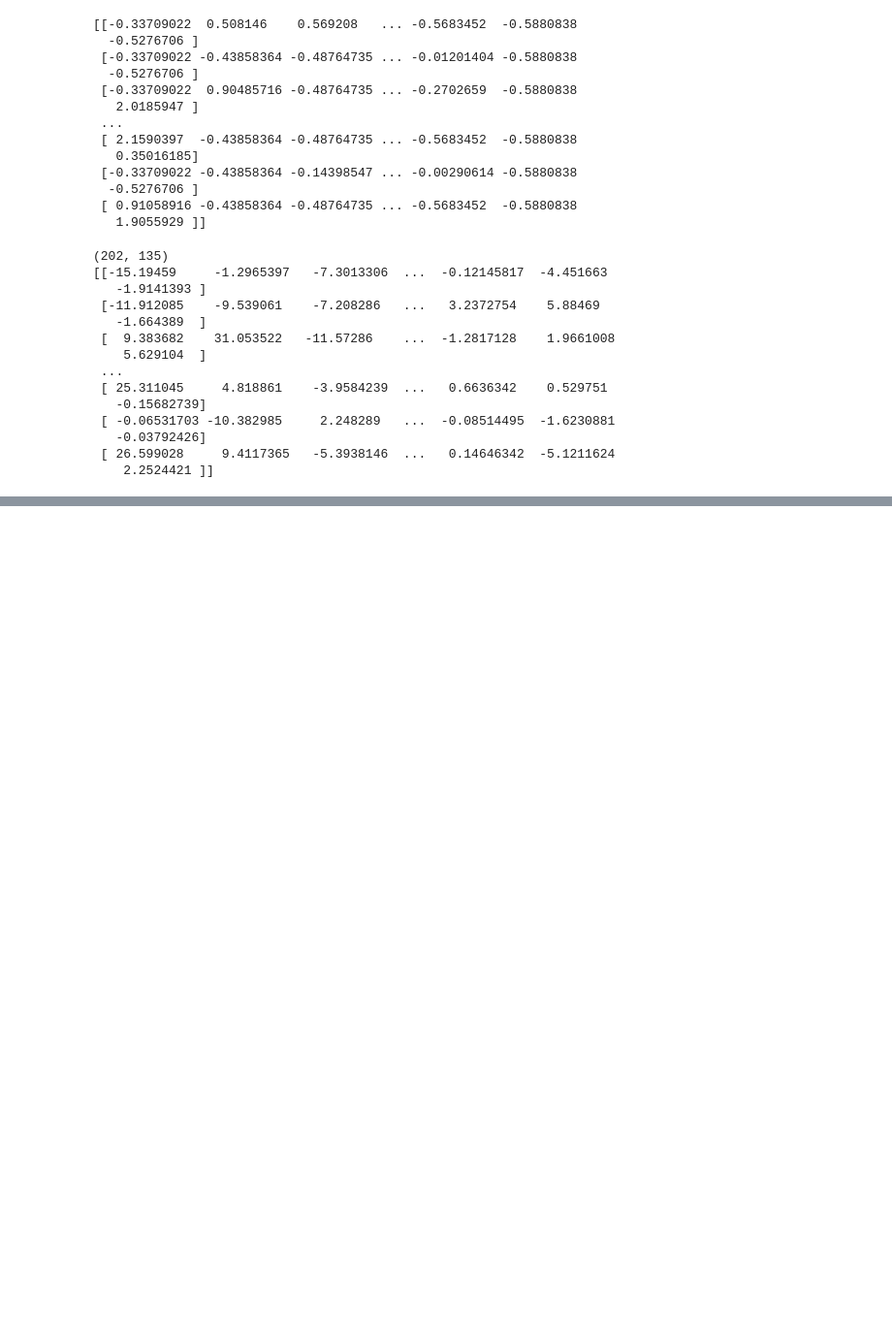
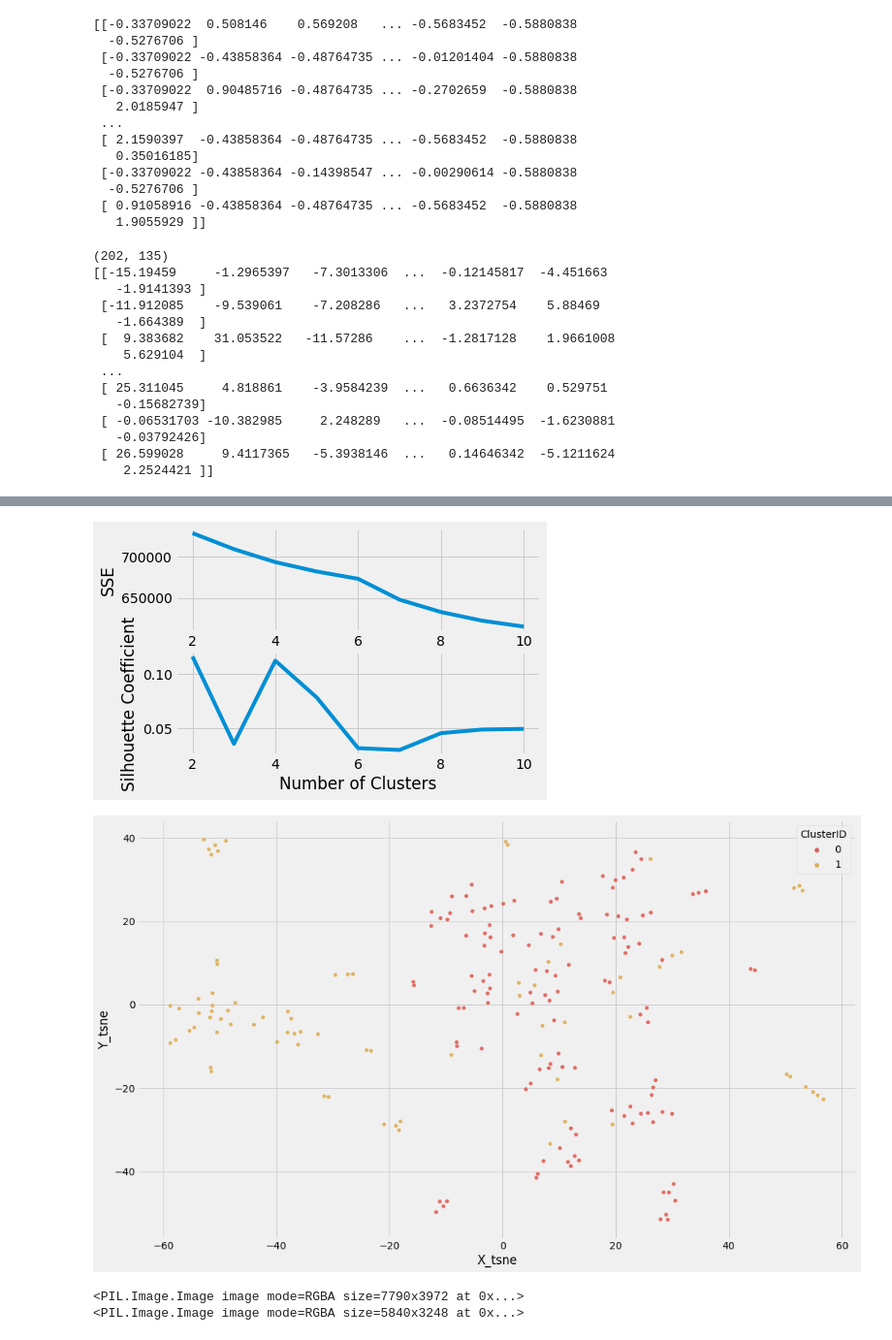
Before and after one commit to FrederikFritsch/Image-clustering-project, a Jupyter notebook: VGG16.ipynb, the cells around one changed output, grey strips where cells are left out. Shown at 97% size. Drawn from its saved outputs; the diff is of its cells as text; code cells hidden in the pictures; blank space fills up the shorter version.

```diff
--- a/VGG16.ipynb
+++ b/VGG16.ipynb
@@ -23,7 +28,7 @@ from sklearn.preprocessing import StandardScaler
 path = r"/home/vlad/universitet/ProjektDA/Image-clustering-project/Image_Data/ZAsaa1YOBks/"
 # change the working directory to the path where the images are located
 os.chdir(path)
-
+tsne_df = pd.DataFrame()
 # this list holds all the image filename
 image_paths = []
 data_dir = "/Image_Data/ZAsaa1YOBks/"
@@ -32,3 +37,5 @@ for index, directories in enumerate(os.walk(path)):
     for sample in directories[2]:
         if sample.endswith('.png'):
             image_paths.append(path + sample)
+tsne_df["Image Name"] = image_paths
+print(tsne_df)
@@ -177,3 +206,9 @@ def view_cluster(cluster):
    -0.03792426]
  [ 26.599028     9.4117365   -5.3938146  ...   0.14646342  -5.1211624
     2.2524421 ]]
+# %%
+# Kmeans K
+
+min_cluster = 2
+max_cluster = 10
+sse, score, silhouette_coefficients, labels = perform_KMeans(x, min_cluster, max_cluster)
@@ -179,0 +223,7 @@ def view_cluster(cluster):
+# %%
+# Create Visual Evaluation
+X = TSNE(n_components=2, perplexity=4).fit_transform(x)
+cluster_labels = pd.Series(labels[np.argmax(silhouette_coefficients)])
+tsne_df['ClusterID'] = cluster_labels.values
+tsne_df["X_tsne"]  = X[:, 0]
+tsne_df["Y_tsne"] = X[:, 1]
@@ -179,0 +244,44 @@ def view_cluster(cluster):
+# %%
+#Plotting Elbow Method & Silhouette
+
+fig, axes = plt.subplots(2, 1)
+plt.style.use("fivethirtyeight")
+axes[0].plot(range(min_cluster, max_cluster+1), sse)
+axes[0].set_xlabel("Number of Clusters")
+axes[0].set_ylabel("SSE")
+axes[1].plot(range(min_cluster, max_cluster+1), silhouette_coefficients)
+axes[1].set_xlabel("Number of Clusters")
+axes[1].set_ylabel("Silhouette Coefficient")
+
+plt.figure(figsize=(16,10))
+sns.scatterplot(
+    x="X_tsne", y="Y_tsne",
+    hue="ClusterID",
+    palette=sns.color_palette("hls", 10),
+    data=tsne_df,
+    legend="full",
+    alpha=0.9
+)
+plt.show()
+# %% [output]
+[figure, added]
+[figure, added]
+# %%
+for cluster_number in range(n_clusters):
+    cluster = tsne_df.loc[tsne_df["ClusterID"]==cluster_number]
+    image_list = []
+    for image_path in cluster["Image Name"]:
+        #print(image_path)
+        image_list.append(image_path)
+
+    column_number = int(np.ceil(np.sqrt(len(image_list))))
+
+    merged_image = combine_images(columns=column_number, space=10, images=image_list)
+
+    results_path=os.getcwd()
+    merged_image.save()
+    print(merged_image)from PIL import Image
+    merged_image.show()
+# %% [output]
+<PIL.Image.Image image mode=RGBA size=7790x3972 at 0x...>
+<PIL.Image.Image image mode=RGBA size=5840x3248 at 0x...>
```
Also changed, not shown: parts of 11 cells of this notebook.
